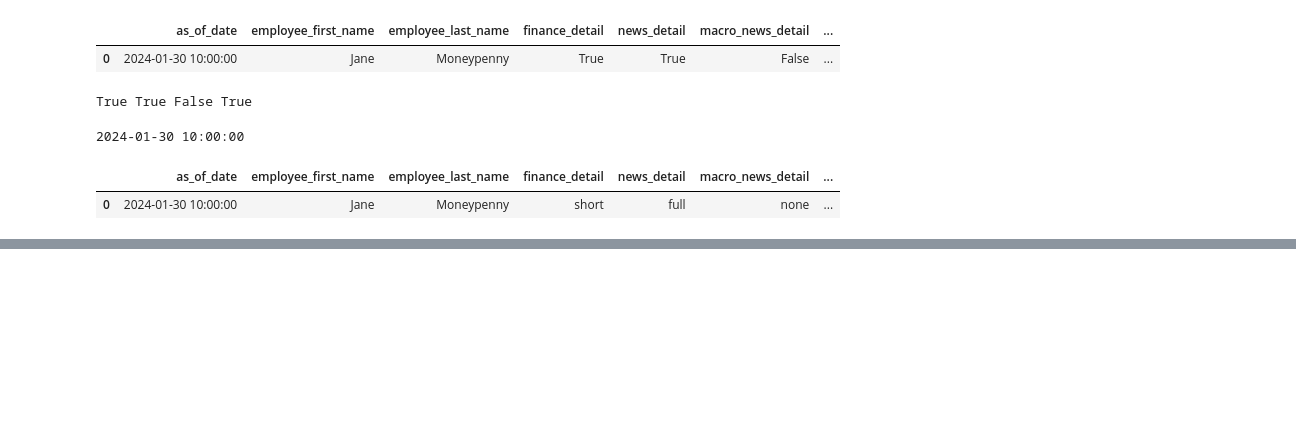
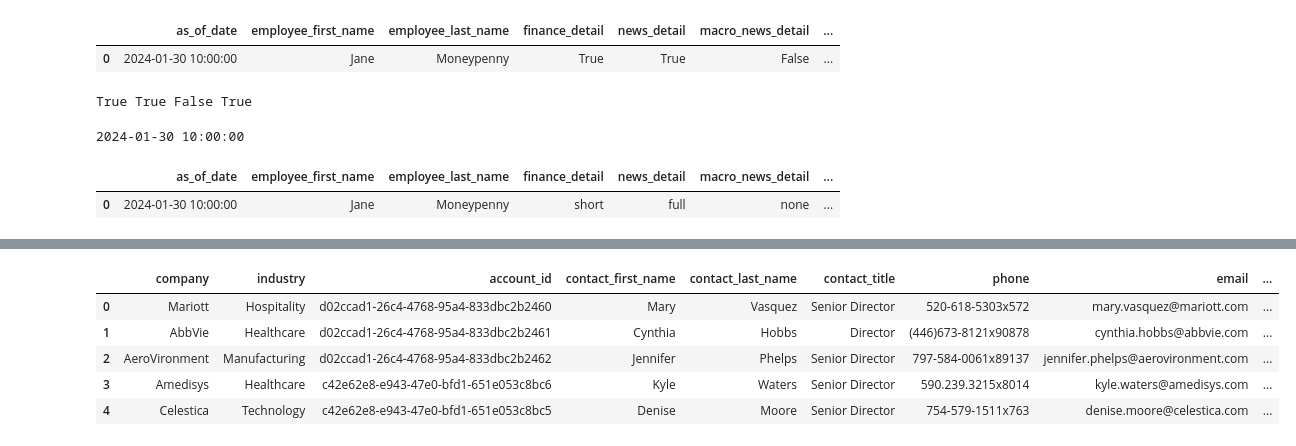
Before and after one commit to ConvoAI-Capstone-SpSu2025/currensee, a Jupyter notebook: notebooks/1.0-data_loading/7.0-preference-data-testing.ipynb, the cells around one changed output, grey strips where cells are left out. Cells and saved outputs as stored; diff of their text form; code cells hidden in the pictures; blank space fills up the shorter version.

```diff
--- a/notebooks/1.0-data_loading/7.0-preference-data-testing.ipynb
+++ b/notebooks/1.0-data_loading/7.0-preference-data-testing.ipynb
@@ -191,0 +255,15 @@ df.head(30)
+# %%
+qry = """ SELECT *
+        FROM clients_contact
+        --WHERE company = '{client_company}'
+        """
+df = pd.read_sql(qry, con=engine)
+# %%
+df.head()
+# %% [output]
+|  | company | industry | account_id | contact_first_name | contact_last_name | contact_title | phone | email | ... |
+| 0 | Mariott | Hospitality | d02ccad1-26c4-4768-95a4-833dbc2b2460 | Mary | Vasquez | Senior Director | 520-618-5303x572 | mary.vasquez@mariott.com | ... |
+| 1 | AbbVie | Healthcare | d02ccad1-26c4-4768-95a4-833dbc2b2461 | Cynthia | Hobbs | Director | (446)673-8121x90878 | cynthia.hobbs@abbvie.com | ... |
+| 2 | AeroVironment | Manufacturing | d02ccad1-26c4-4768-95a4-833dbc2b2462 | Jennifer | Phelps | Senior Director | 797-584-0061x89137 | jennifer.phelps@aerovironment.com | ... |
+| 3 | Amedisys | Healthcare | c42e62e8-e943-47e0-bfd1-651e053c8bc6 | Kyle | Waters | Senior Director | 590.239.3215x8014 | kyle.waters@amedisys.com | ... |
+| 4 | Celestica | Technology | c42e62e8-e943-47e0-bfd1-651e053c8bc5 | Denise | Moore | Senior Director | 754-579-1511x763 | denise.moore@celestica.com | ... |
```
Also changed, not shown: parts of 9 cells of this notebook, 2 other files.
